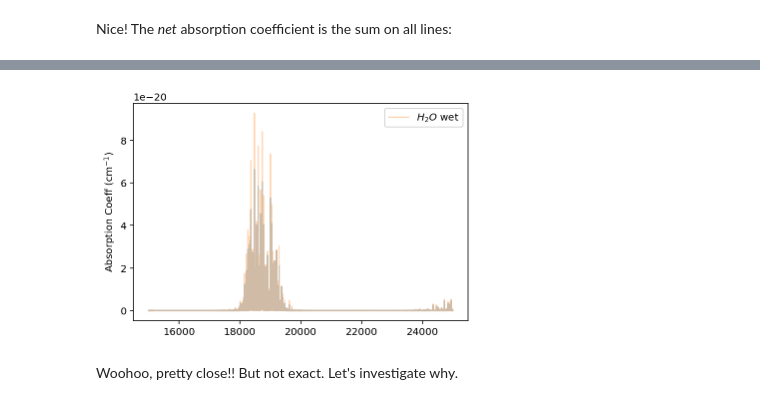
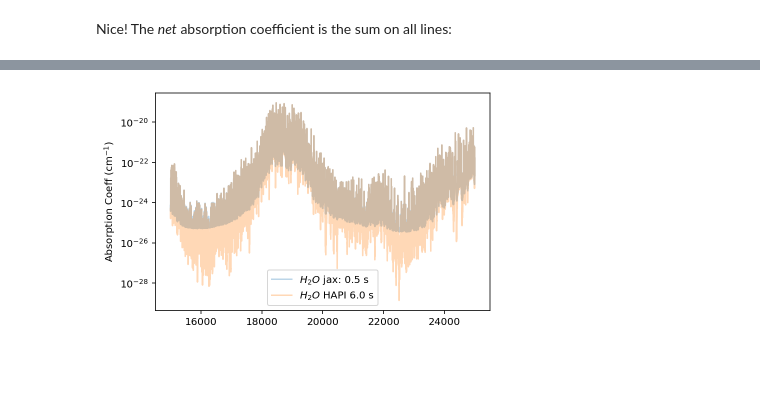
Before and after one commit to BrownDwarf/fiatlux, a Jupyter notebook: notebooks/01_jax_with_GPUs_for_HITRAN_linelists.ipynb, the cells around one changed output, grey strips where cells are left out. Saved outputs shown, nothing was run; the diff lists cells and outputs as text; code cells hidden in the pictures; blank space fills up the shorter version.

```diff
--- a/notebooks/01_jax_with_GPUs_for_HITRAN_linelists.ipynb
+++ b/notebooks/01_jax_with_GPUs_for_HITRAN_linelists.ipynb
@@ -35,3 +37,2 @@ Let's assign wet and dry atmospheric conditions.
 # %%
-h2o_vol_mix_ratio_wet = 1.0e-3
-h2o_vol_mix_ratio_dry = 1.0e-6
+h2o_vol_mix_ratio_air = 1.0e-3
@@ -45,0 +39,3 @@ nu, coeffd = hapi.absorptionCoefficient_Lorentz(SourceTables='H2O', Diluent={'ai
+# %%
+%%time
+nu, coeff_air = hapi.absorptionCoefficient_Lorentz(SourceTables='H2O', Diluent={'air':1.0-h2o_vol_mix_ratio_air, 'H2O':h2o_vol_mix_ratio_air}, WavenumberGrid=nus.tolist(), HITRAN_units=True)#range(4000,10000,1))
@@ -81,5 +82,5 @@ gamma_self = hapi.getColumn('H2O', 'gamma_self')
 # %%
 %%time
 gammas = vmap(gamma_of_p_and_T, in_axes=(None, None, None, 0, 0, 0)\
-                                )(1.0, 296.0,0.1, n_air, gamma_air, gamma_self)
+                                )(1.0, 296.0,0.001, n_air, gamma_air, gamma_self)
 # %% [output]
@@ -102,6 +105,6 @@ nus.shape, gammas.shape
 # %%
 %%time
-line_profile = vmap(lorentz_profile, in_axes=(None, None, 0, 0,0, 0))(nus, np.array(1.0),
-                                                                      nu_lines, gammas, delta_air, S_ij)
-line_profile.shape, S_ij.shape
+line_profile = jit(vmap(lorentz_profile, in_axes=(None, None, 0, 0,0, 0)))(nus, np.array(1.0),
+                                     nu_lines, gammas, delta_air, S_ij)
+line_profile.shape
 # %% [output]
@@ -118,12 +122,10 @@ Wall time: 73.3 ms
 # %%
-plt.plot(wls, net_abs_coeff, alpha=0.3, label='jax/GPU-based calculation')
+plt.plot(wls, net_abs_coeff, alpha=0.3, label='$H_2O$ jax: 0.5 s')
 
 
-plt.plot(wls, coeffw, label='$H_2O$ wet', alpha=0.3)
-plt.yscale('linear')
+plt.plot(wls, coeff_air, label='$H_2O$ HAPI 6.0 s', alpha=0.3)
+plt.yscale('log')
 plt.ylabel('Absorption Coeff (cm$^{-1}$)')
-plt.legend();
+plt.legend(loc='best');
 # %% [output]
-[figure, old version]
+[figure, new version]
-# %% [markdown]
-Woohoo, pretty close!!  But not exact.  Let's investigate why.
```
Also changed, not shown: parts of 36 cells of this notebook.
